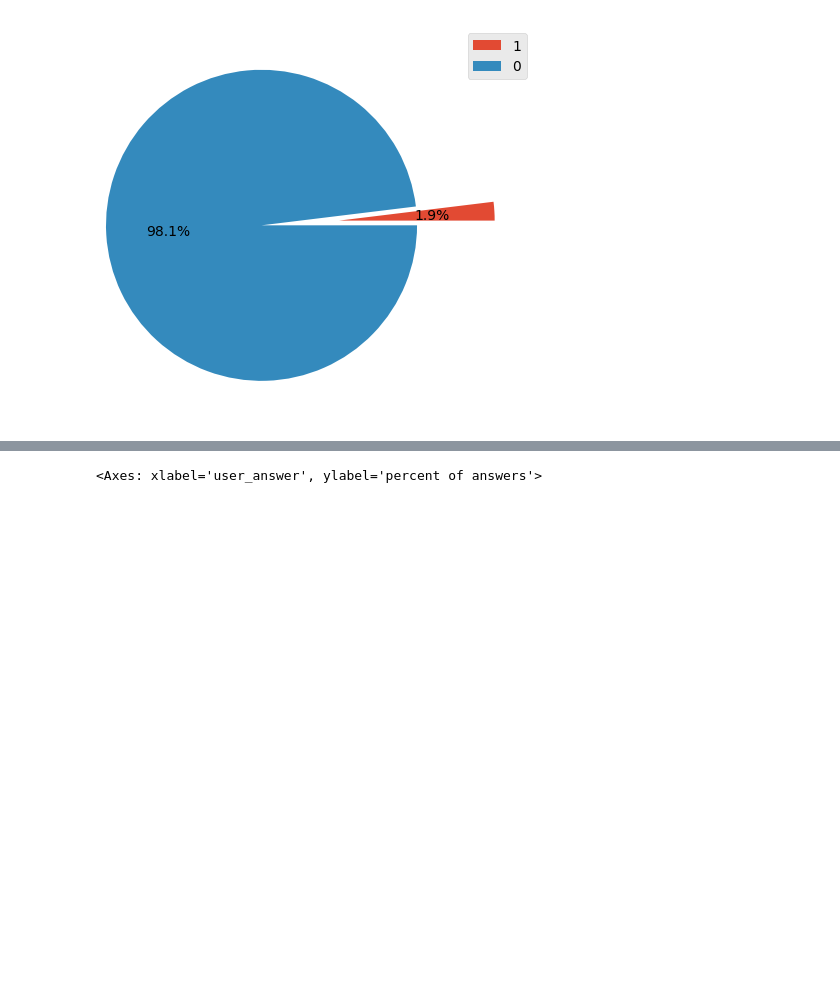
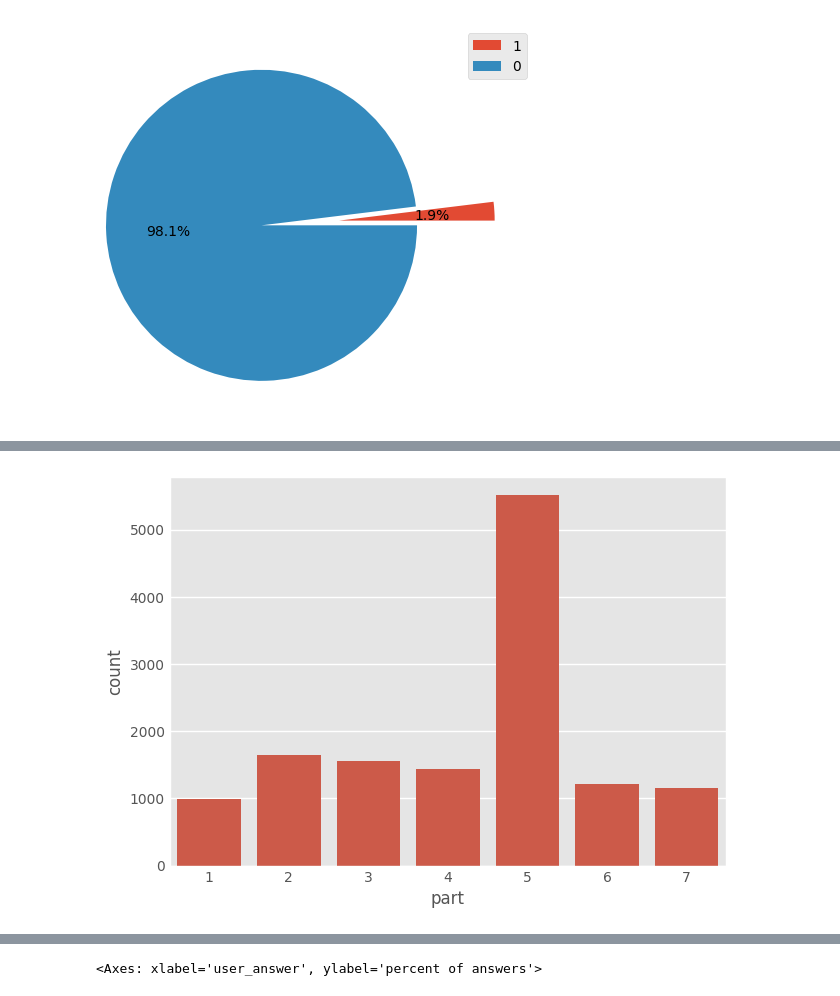
Before and after one commit to zinkin-s/MFTI_DS_Python_HW_3, a Jupyter notebook: notebook.ipynb, the cells around one changed output, grey strips where cells are left out. Cells and saved outputs as stored; diff of their text form; code cells hidden in the pictures; blank space fills up the shorter version.

```diff
--- a/notebook.ipynb
+++ b/notebook.ipynb
@@ -280,0 +283,3 @@ plt.show()
+# %%
+questions = pl.read_csv('data/questions.csv')
+questions.head()
@@ -280,0 +345,9 @@ plt.show()
+# %%
+# Распределение вопросов по разделам
+
+ds = questions.select('part').to_series().value_counts()
+
+sns.barplot(data=ds, x='part', y='count')
+plt.show()
+# %% [output]
+[figure, added]
```
Also changed, not shown: parts of 9 cells of this notebook.
